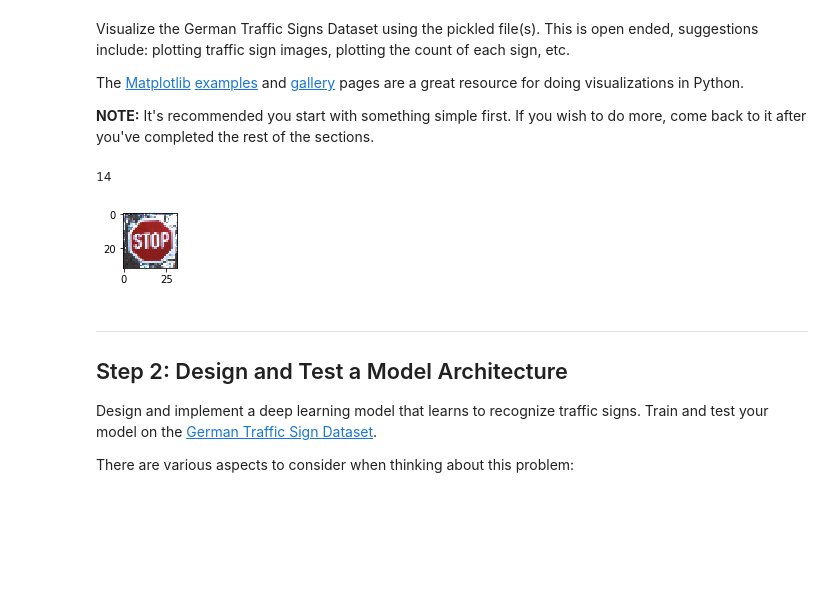
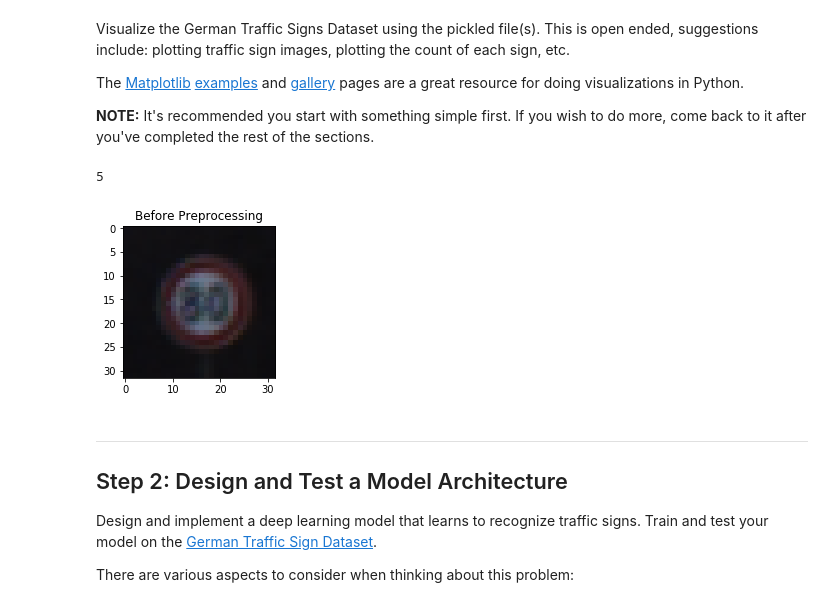
Before and after one commit to Andrew-Hogan/Traffic-Sign-Neural-Network, a Jupyter notebook: Traffic_Sign_Classifier.ipynb, the cells around one changed output. Saved outputs shown, nothing was run; the diff lists cells and outputs as text; code cells hidden in the pictures; blank space fills up the shorter version.

```diff
--- a/Traffic_Sign_Classifier.ipynb
+++ b/Traffic_Sign_Classifier.ipynb
@@ -97,21 +97,20 @@ The [Matplotlib](http://matplotlib.org/) [examples](http://matplotlib.org/exampl
 # %%
 ### Data exploration visualization code goes here.
 ### Feel free to use as many code cells as needed.
 import random
 import numpy as np
 import matplotlib.pyplot as plt
 # Visualizations will be shown in the notebook.
 %matplotlib inline
 
 index = random.randint(0, len(X_train))
 image = X_train[index].squeeze()
 
-plt.figure(figsize=(1,1))
-plt.imshow(image)
+plt.subplot(121),plt.imshow(X_train[index].squeeze()), plt.title("Before Preprocessing");
 print(y_train[index])
 # %% [output]
-14
+5
-[figure, old version]
+[figure, new version]
 # %% [markdown]
 ----
 
```
Also changed, not shown: parts of 5 cells of this notebook.
